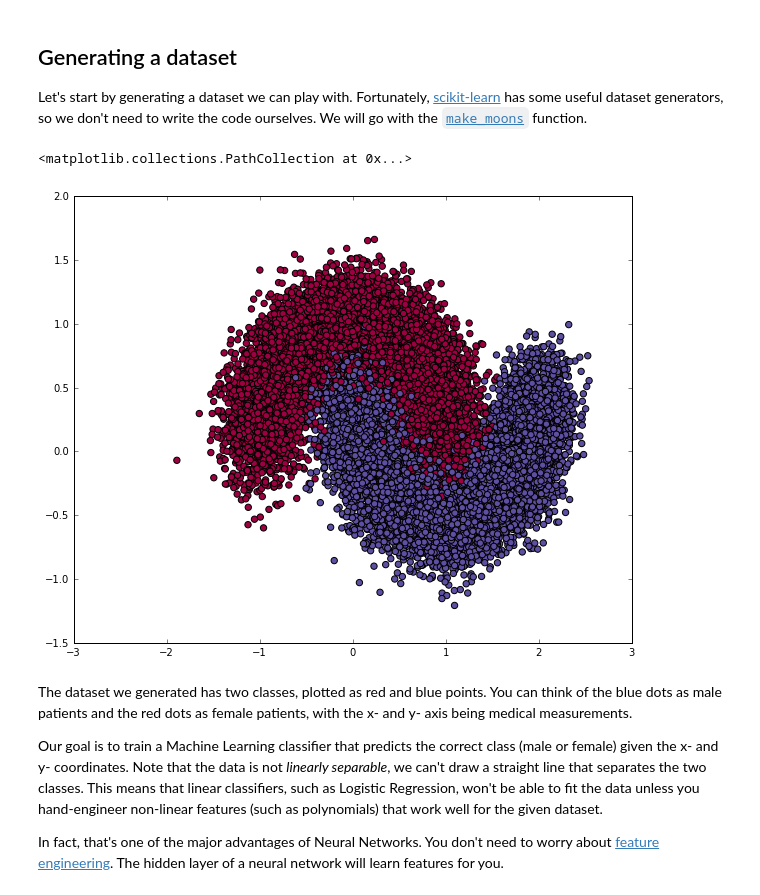
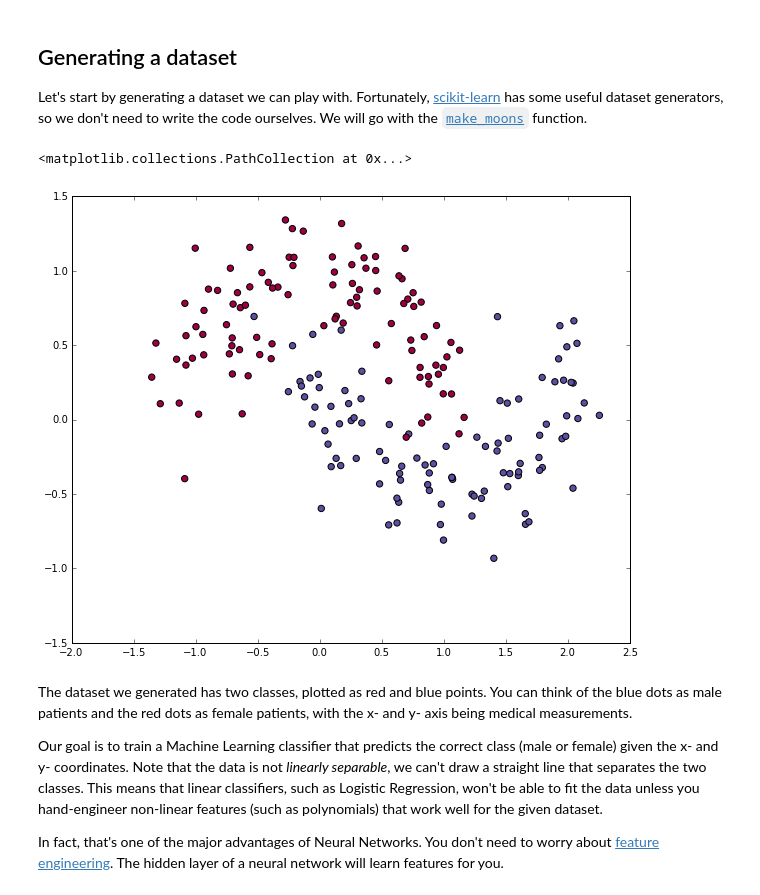
Before and after one commit to squidarth/nn-from-scratch, a Jupyter notebook: nn-from-scratch.ipynb, the cells around one changed output. Drawn from its saved outputs; the diff is of its cells as text; code cells hidden in the pictures.

```diff
--- a/nn-from-scratch.ipynb
+++ b/nn-from-scratch.ipynb
@@ -29,11 +31,11 @@ Let's start by generating a dataset we can play with. Fortunately, [scikit-learn
 # %%
 # Generate a dataset and plot it
 np.random.seed(0)
-X, y = sklearn.datasets.make_moons(20000, noise=0.20)
+X, y = sklearn.datasets.make_moons(200, noise=0.20)
 plt.scatter(X[:,0], X[:,1], s=40, c=y, cmap=plt.cm.Spectral)
 # %% [output]
 <matplotlib.collections.PathCollection at 0x...>
-[figure, old version]
+[figure, new version]
 # %% [markdown]
 The dataset we generated has two classes, plotted as red and blue points. You can think of the blue dots as male patients and the red dots as female patients, with the x- and y- axis being medical measurements.
 
```
Also changed, not shown: parts of 8 cells of this notebook.
